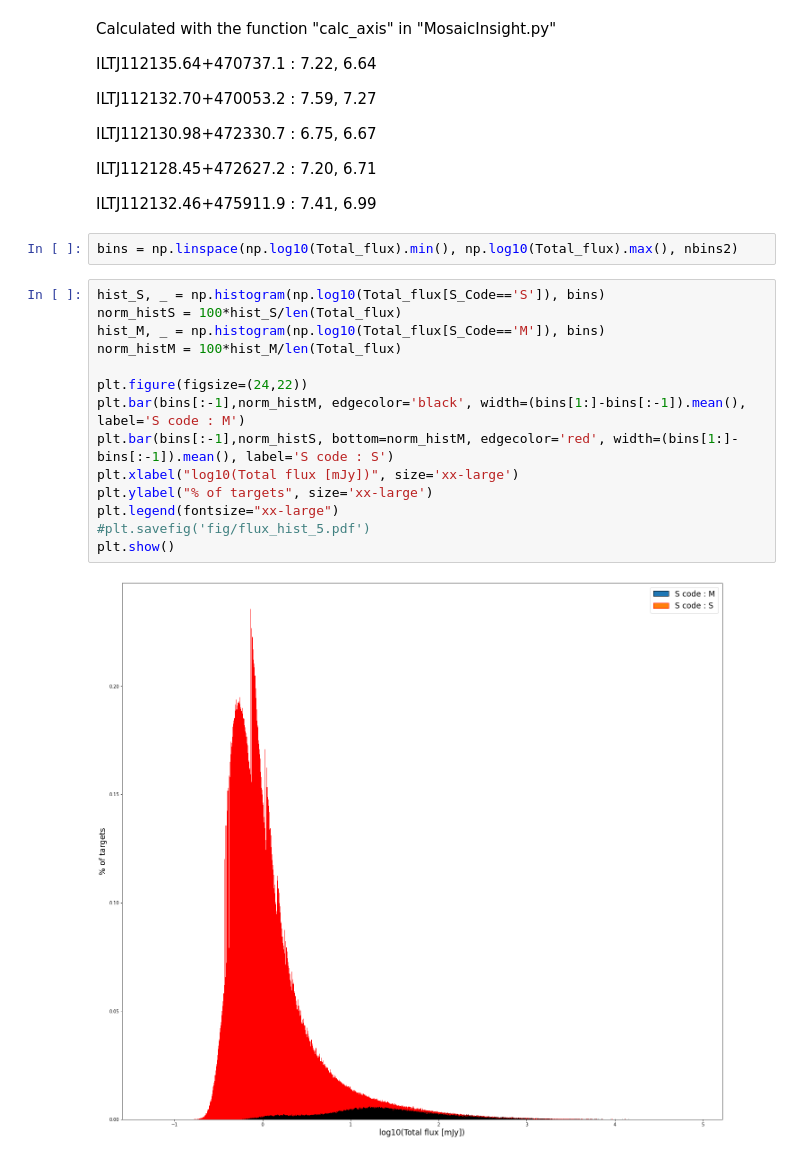
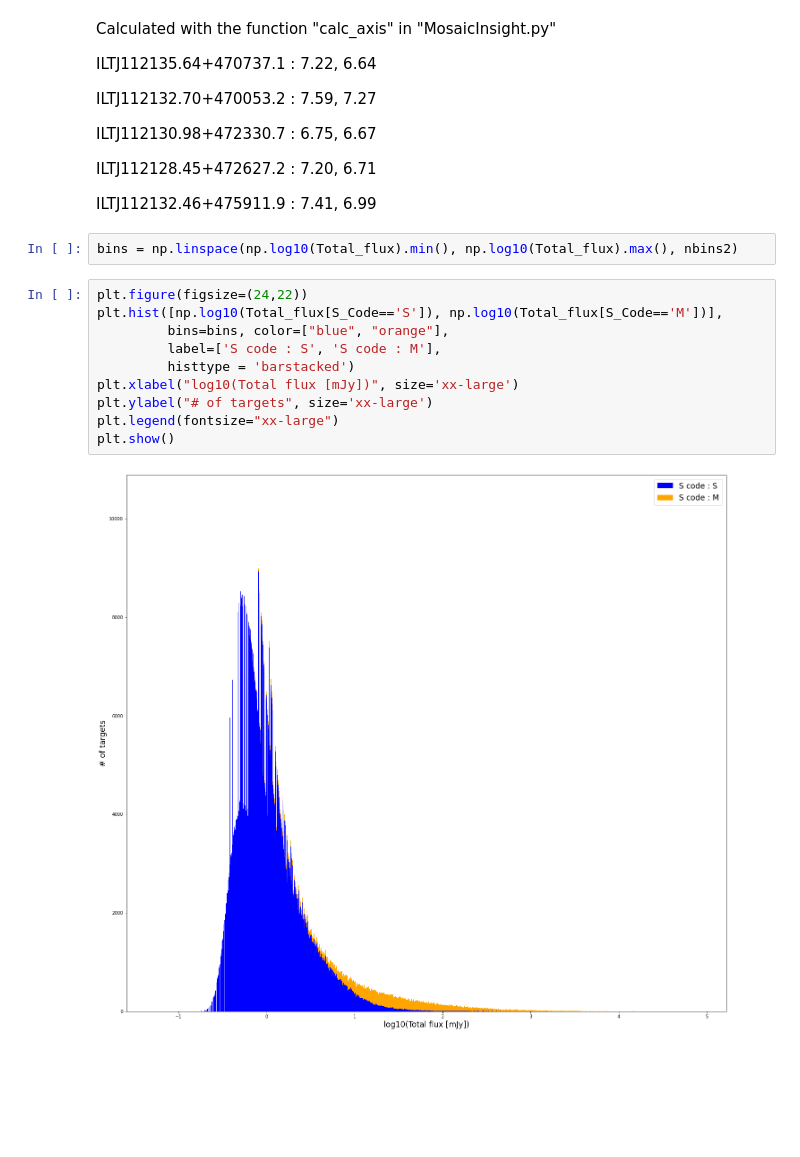
Before and after one commit to ADnothing/M1_Internship, a Jupyter notebook: Catalog_analysis.ipynb, the cells around one changed output. Saved outputs shown, nothing was run; the diff lists cells and outputs as text; blank space fills up the shorter version.

```diff
--- a/Catalog_analysis.ipynb
+++ b/Catalog_analysis.ipynb
@@ -501,22 +501,18 @@ ILTJ112130.98+472330.7 : 6.75, 6.67
 ILTJ112128.45+472627.2 : 7.20, 6.71
 
 ILTJ112132.46+475911.9 : 7.41, 6.99
-# %%
-bins = np.linspace(np.log10(Total_flux).min(), np.log10(Total_flux).max(), nbins2)
-# %%
-hist_S, _ = np.histogram(np.log10(Total_flux[S_Code=='S']), bins)
-norm_histS = 100*hist_S/len(Total_flux)
-hist_M, _ = np.histogram(np.log10(Total_flux[S_Code=='M']), bins)
-norm_histM = 100*hist_M/len(Total_flux)
-
-plt.figure(figsize=(24,22))
-plt.bar(bins[:-1],norm_histM, edgecolor='black', width=(bins[1:]-bins[:-1]).mean(), label='S code : M')
-plt.bar(bins[:-1],norm_histS, bottom=norm_histM, edgecolor='red', width=(bins[1:]-bins[:-1]).mean(), label='S code : S')
-plt.xlabel("log10(Total flux [mJy])", size='xx-large')
-plt.ylabel("% of targets", size='xx-large')
-plt.legend(fontsize="xx-large")
-#plt.savefig('fig/flux_hist_5.pdf')
-plt.show()
-# %% [output]
-[figure, removed]
+# %%
+bins = np.linspace(np.log10(Total_flux).min(), np.log10(Total_flux).max(), nbins2)
+# %%
+plt.figure(figsize=(24,22))
+plt.hist([np.log10(Total_flux[S_Code=='S']), np.log10(Total_flux[S_Code=='M'])],
+         bins=bins, color=["blue", "orange"],
+         label=['S code : S', 'S code : M'],
+         histtype = 'barstacked')
+plt.xlabel("log10(Total flux [mJy])", size='xx-large')
+plt.ylabel("# of targets", size='xx-large')
+plt.legend(fontsize="xx-large")
+plt.show()
+# %% [output]
+[figure, added]
 # %%
```
Also changed, not shown: parts of 4 cells of this notebook.
